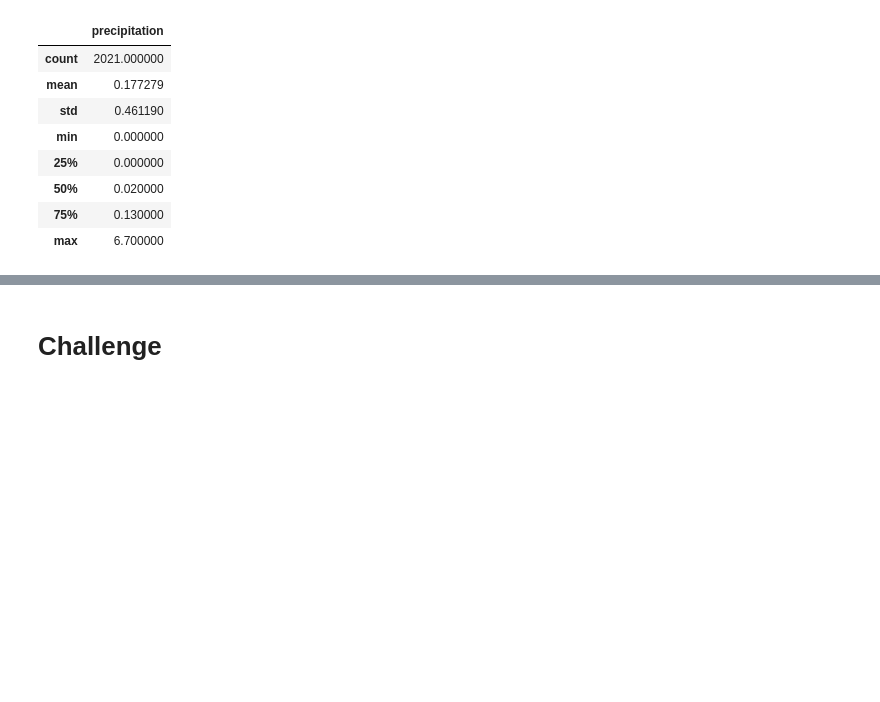
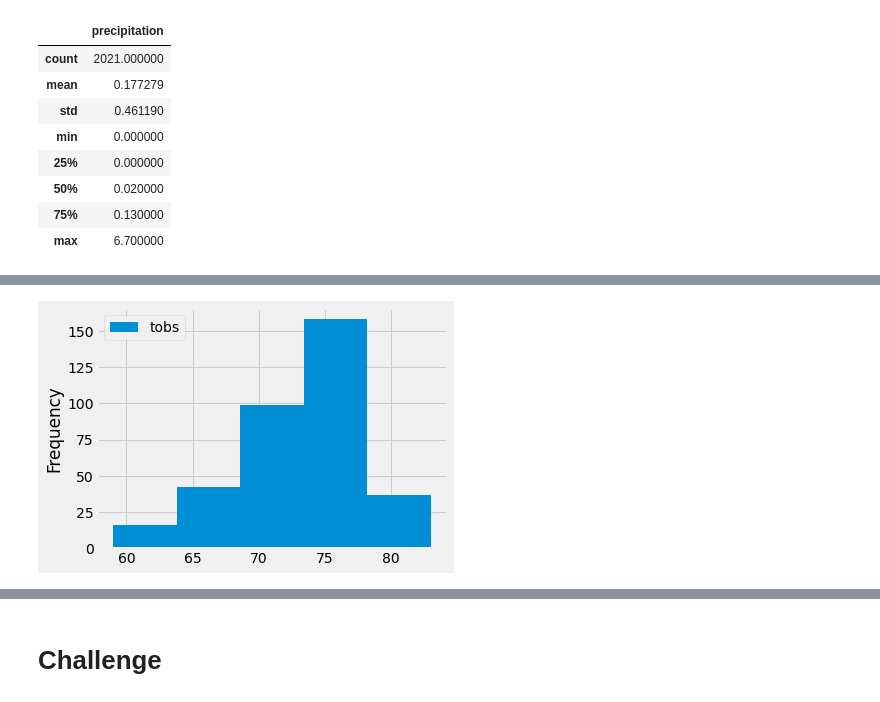
Before and after one commit to rickystuart1/surfs_up, a Jupyter notebook: climate_analysis.ipynb, the cells around one changed output, grey strips where cells are left out. Saved outputs shown, nothing was run; the diff lists cells and outputs as text; code cells hidden in the pictures; blank space fills up the shorter version.

```diff
--- a/climate_analysis.ipynb
+++ b/climate_analysis.ipynb
@@ -125,0 +181,6 @@ df.describe()
+# %%
+#skill drill: plot with 5 bins
+temp_df.plot.hist(bins=5)
+plt.tight_layout()
+# %% [output]
+[figure, added]
```
Also changed, not shown: parts of 8 cells of this notebook.
